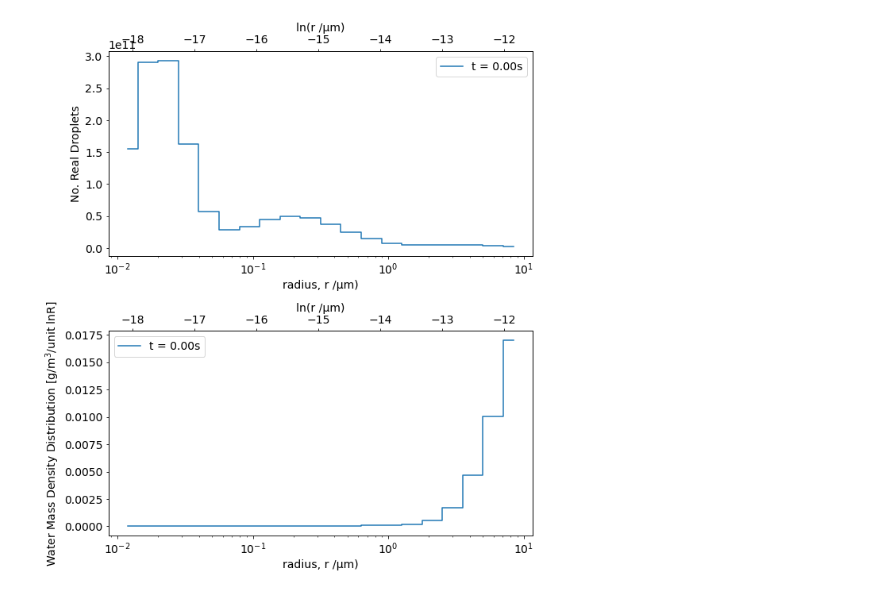
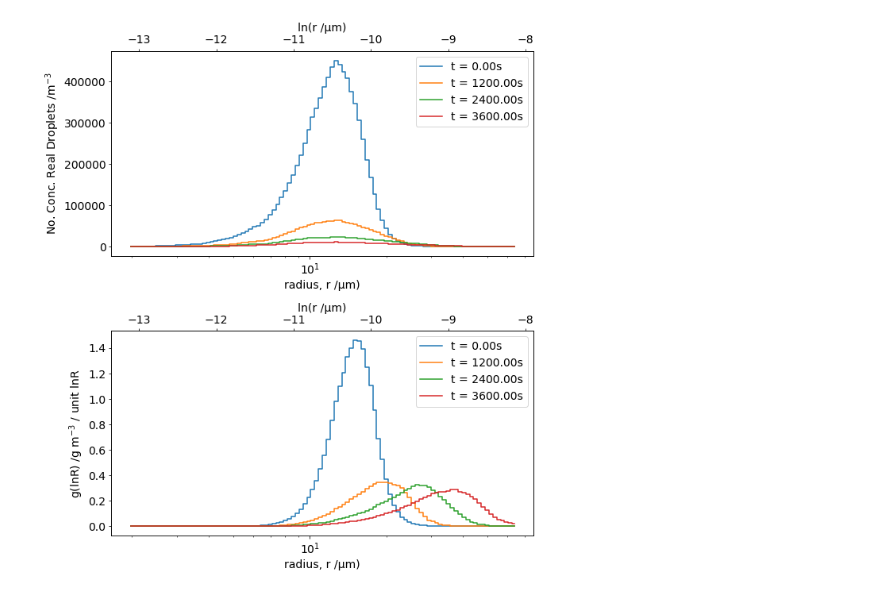
Before and after one commit to yoctoyotta1024/clara-bayley-superdroplets, a Jupyter notebook: plotSDs.ipynb, the cells around one changed output. Drawn from its saved outputs; the diff is of its cells as text; code cells hidden in the pictures.

Commit message:
new superdrops class for python plotting, tried to modify superdroplets cpp file but introduced unknown error to revered back to original, new plots in plot_SDs

```diff
--- a/plotSDs.ipynb
+++ b/plotSDs.ipynb
@@ -117,50 +153,35 @@ droplet r: 83.4435871914609 0.01188502227437
-# %%
-#### RE-Dimensionalise Solution ###
-w = INITS["iW"]
-t = CONSTS["TIME0"] * t
-z = t*w
-p, temp = CONSTS["P0"]*p, CONSTS["TEMP0"]*temp
-r = CONSTS["R0"]*r
-
-### Some derived quantities
-theta = dry_pot_temp(temp, p, qv)                      # parcel potential temp
-# gamma = (MCONSTS["RGAS_DRY"]/CONSTS["CP_DRY"])
-# dry_adia = temp[0]*(p/p[0])**gamma            # dry adiabatic temp
-# dry_adia_theta = dry_adia*(p[0]/p)**gamma    # dry adiabatic theta (=const)
-
-pv = qv*p/(MCONSTS["Mr_ratio"] + qv)
-psat = saturation_pressure(temp)
-relh = pv/psat
-qsat = MCONSTS["Mr_ratio"] * psat/(p-pv)
-s = qv/qsat - 1
 # %%
 fig, [ax1, ax2] = plt.subplots(nrows=2, ncols=1, figsize=(9,10))
-nbins = 20
-rspan = [np.amin(r[0]), np.amax(r[0])]
-nplts = 1
-tplt = np.linspace(t[0], t[-1], nplts)
-#tplt = np.linspace(1650, 1750, nplts)
-#tplt = [t[0]]
+nbins = 100
+rspan = [np.amin(r), np.amax(r)]
+nplts = 4
+#tplt = np.linspace(t[0], t[-1], nplts)
+tplt = [0, 1200, 2400, 3600]
+smoothsig = 0.62*nsupers**(-1/5)
+#smoothsig = False
 
 
-linear_twinax(ax1, np.log(r[0,:]), eps[0,:])
-wght0 = eps[0,:]*CONSTS["RHO_L"]*4*np.pi/3*(r[0,:]**3)/parcel_vol
-linear_twinax(ax2, np.log(r[0,:]), wght0)
+linear_twinax(ax1, np.log(r[0,:]), eps[0,:]/VOL)
+wghts0 = eps[0,:]/VOL*SDprops.m(r[0,:], 0)*1000
+#wghts0 = eps[0,:]/VOL*SDprops.m_w(r[0,:], m_sol[0,:])*1000
+linear_twinax(ax2, np.log(r[0,:]), wghts0)
 for i in range(nplts):
         ind = np.argmin(abs(t-tplt[i]))
         tlab = 't = {:.2f}s'.format(t[ind])
         c = 'C'+str(i)
-        logr_distribution(rspan, nbins, r[ind,:], eps[ind,:], ax=ax1,
-                step=True, lab=tlab, c=c, ylab="No. Real Droplets",
-                perlnR=False, smooth=False)
+        logr_distribution(rspan, nbins, r[ind,:], eps[ind,:]/VOL, ax=ax1,
+                step=True, lab=tlab, c=c, ylab="No. Conc. Real Droplets /m$^{-3}$",
+                perlnR=False, smooth=smoothsig)
 
-        wght = eps[ind,:]*CONSTS["RHO_L"]*4*np.pi/3*(r[ind,:]**3)/parcel_vol
-        logr_distribution(rspan, nbins, r[ind,:], wght, ax=ax2,
+        wghts = eps[ind,:]/VOL*SDprops.m(r[ind,:], 0)*1000
+        #wghts = eps[ind,:]/VOL*SDprops.m_w(r[ind,:], m_sol[ind,:])*1000
+        logr_distribution(rspan, nbins, r[ind,:], wghts, ax=ax2,
                 step=True, lab=tlab, c=c,
-                ylab='Water Mass Density Distribution [g/m$^{3}$/unit lnR]',
-                perlnR=True, smooth=False)
+                ylab="g(lnR) /g m$^{-3}$ / unit lnR",
+                perlnR=True, smooth=smoothsig)
 #ax1.set_yscale('log')
 #ax2.set_yscale('log')
+#ax2.set_ylim([0,1.8])
 plt.tight_layout()
 # %% [output]
-[figure, old version]
+[figure, new version]
```
Also changed, not shown: parts of 2 cells of this notebook, 22 other files.
